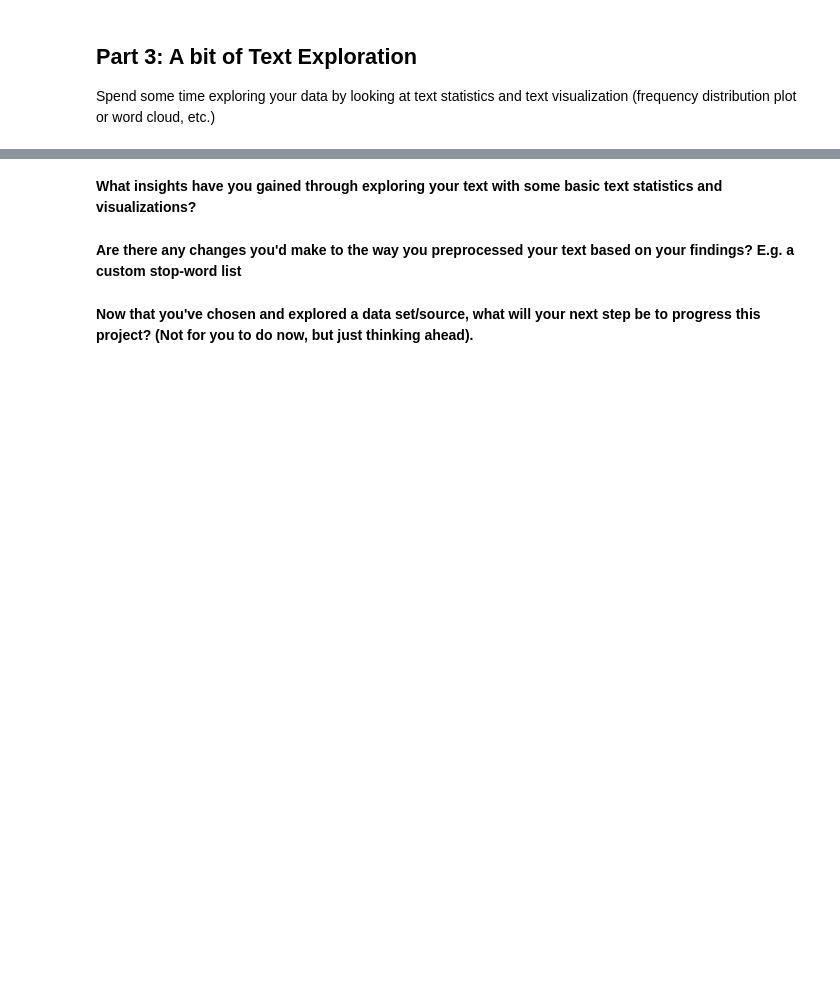
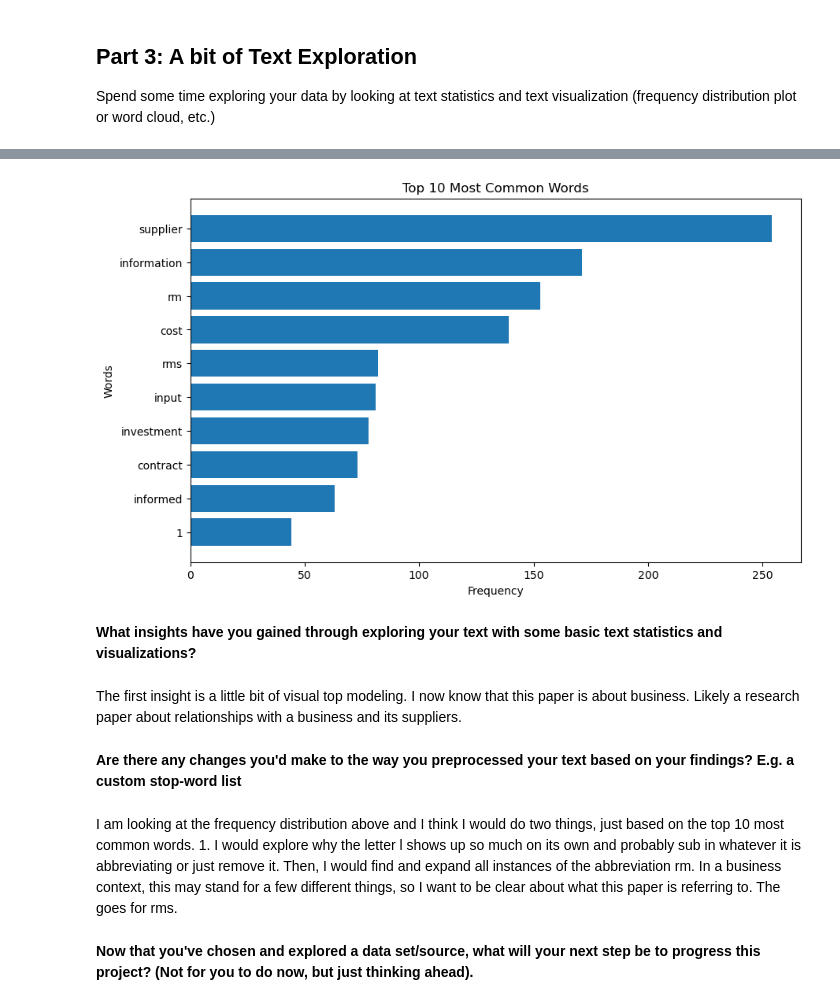
Before and after one commit to taxpat/text, a Jupyter notebook: Unit_1_Assignment.ipynb, the cells around one changed output, grey strips where cells are left out. Cells and saved outputs as stored; diff of their text form; code cells hidden in the pictures; blank space fills up the shorter version.

```diff
--- a/Unit_1_Assignment.ipynb
+++ b/Unit_1_Assignment.ipynb
@@ -174,0 +187,20 @@ cleaned_text
+# %%
+def expand_and_lemmatize(text):
+    # Expand contractions
+    expanded_text = contractions.fix(text)
+
+    # Tokenize the expanded text
+    tokens = word_tokenize(expanded_text)
+
+    # Initialize the WordNet lemmatizer
+    lemmatizer = WordNetLemmatizer()
+
+    # Lemmatize each token and store the results in a list
+    lemmatized_tokens = [lemmatizer.lemmatize(token) for token in tokens]
+
+    # Join the lemmatized tokens and return the cleaned text
+    cleaned_text = ' '.join(lemmatized_tokens)
+
+    return cleaned_text
+# %%
+clean_lemma_text = expand_and_lemmatize(cleaned_text)
@@ -182,0 +273,34 @@ Spend some time exploring your data by looking at text statistics and text visua
+# %%
+# an interesting or useful text visualization
+from nltk import FreqDist
+from nltk.tokenize import word_tokenize
+import matplotlib.pyplot as plt
+
+# Download NLTK data (if not already downloaded)
+nltk.download('punkt')
+
+def plot_top_words_frequency(cleaned_text, num_words=10):
+    # Tokenize the cleaned text
+    tokens = word_tokenize(cleaned_text)
+
+    # Create a frequency distribution of words
+    freq_dist = FreqDist(tokens)
+
+    # Get the most common words and their frequencies
+    most_common_words = freq_dist.most_common(num_words)
+
+    # Extract words and frequencies
+    words, frequencies = zip(*most_common_words)
+
+    # Create a bar chart
+    plt.figure(figsize=(10, 6))
+    plt.barh(words, frequencies)
+    plt.xlabel('Frequency')
+    plt.ylabel('Words')
+    plt.title(f'Top {num_words} Most Common Words')
+    plt.gca().invert_yaxis()  # Invert the y-axis to show the most common words at the top
+    plt.show()
+
+# Example usage:
+plot_top_words_frequency(clean_lemma_text, num_words=10)
+# %% [output]
@@ -183,6 +310,11 @@ Spend some time exploring your data by looking at text statistics and text visua
+[figure, added]
 # %% [markdown]
 **What insights have you gained through exploring your text with some basic text statistics and visualizations?**
+# %% [markdown]
+The first insight is a little bit of visual top modeling. I now know that this paper is about business. Likely a research paper about relationships with a business and its suppliers.
 # %% [markdown]
 **Are there any changes you'd make to the way you preprocessed your text based on your findings? E.g. a custom stop-word list**
+# %% [markdown]
+I am looking at the frequency distribution above and I think I would do two things, just based on the top 10 most common words. 1. I would explore why the letter l shows up so much on its own and probably sub in whatever it is abbreviating or just remove it. Then, I would find and expand all instances of the abbreviation rm. In a business context, this may stand for a few different things, so I want to be clear about what this paper is referring to. The goes for rms.
 # %% [markdown]
 **Now that you've chosen and explored a data set/source, what will your next step be to progress this project? (Not for you to do now, but just thinking ahead).**
```
Also changed, not shown: parts of 13 cells of this notebook, 7 other files.
